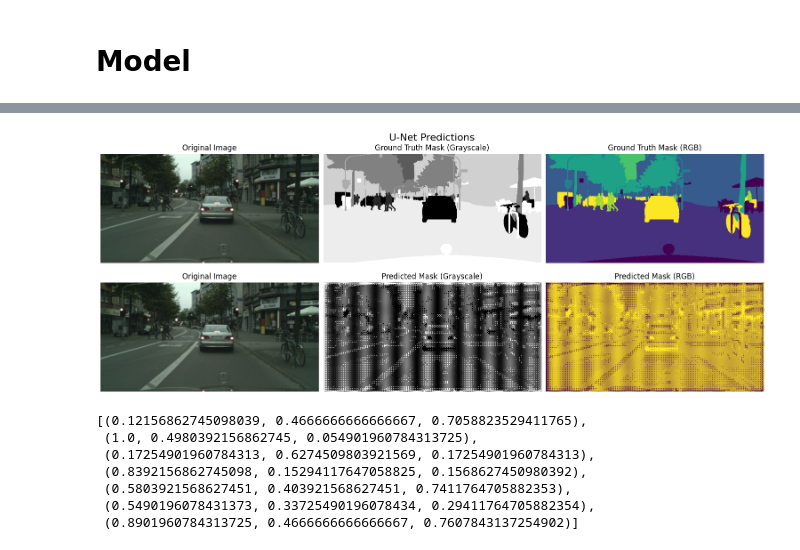
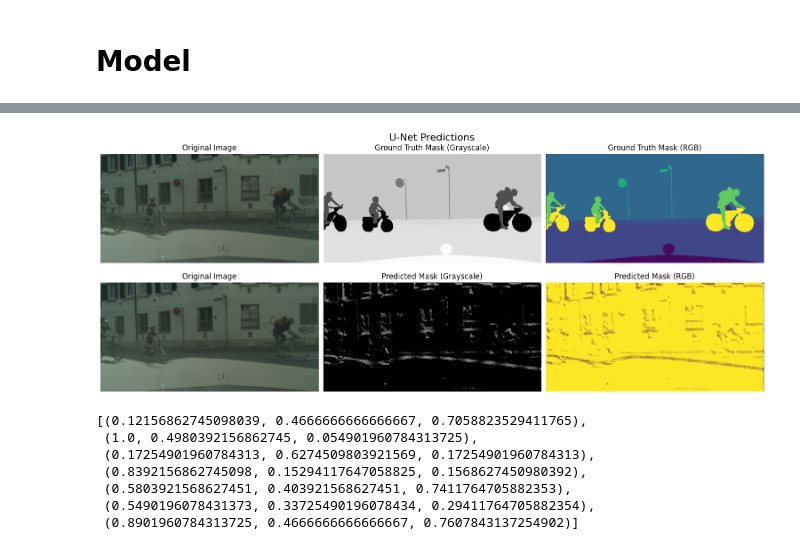
Before and after one commit to Hedredo/oc_p8, a Jupyter notebook: notebooks/modelisation.ipynb, the cells around one changed output, grey strips where cells are left out. Cells and saved outputs as stored; diff of their text form; code cells hidden in the pictures.

```diff
--- a/notebooks/modelisation.ipynb
+++ b/notebooks/modelisation.ipynb
@@ -804,7 +1119,9 @@ train_datagen = Dataloaderv8(
 # %%
 model = unet_model(input_shape=(256, 512, 3), num_classes=train_datagen.num_classes)
 loss_fn = tf.keras.losses.SparseCategoricalCrossentropy(from_logits=False)
-model.compile(optimizer="adam", loss=loss_fn, metrics=["accuracy"])
+model.compile(
+    optimizer="adam", loss=loss_fn, metrics=["accuracy", IoU_metric, IoU_mean_metric]
+)
 # %%
-history = model.fit(train_datagen, epochs=1)
+history = model.fit(train_datagen, validation_data=val_datagen, epochs=1)
 # %% [output]
@@ -850,0 +1166,3 @@ assert transformed["image"].shape == test_image_array.shape
+# %%
+img, mask, img_path, mask_path = val_datagen.get_image_mask_and_paths(2)
+preds = model.predict(tf.expand_dims(img, axis=0))
@@ -851,9 +1221,13 @@ assert transformed["image"].shape == test_image_array.shape
 # %%
 # Display the original and transformed images
-fig, ax = plt.subplots(1, 2, figsize=(10, 5))
-ax[0].imshow(test_image)
-ax[0].set_title("Original Image")
-ax[1].imshow(transformed["image"])
-ax[1].set_title("Transformed Image")
+fig, ax = plt.subplots(2, 2, figsize=(10, 6))
+ax[0, 0].imshow(plt.imread(img_path))
+ax[0, 0].set_title("Original Image")
+ax[0, 1].imshow(img)
+ax[0, 1].set_title("Transformed Image")
+ax[1, 0].imshow(plt.imread(mask_path))
+ax[1, 0].set_title("Original Mask")
+ax[1, 1].imshow(mask)
+ax[1, 1].set_title("Transformed Mask")
 plt.show()
 # %% [output]
@@ -861,33 +1235,36 @@ plt.show()
 # %%
+# Create preds_mask
+preds_mask = np.argmax(preds.squeeze(), axis=-1)
+
 # Figure initialization
 fig = plt.figure(layout="constrained", figsize=(15, 6))
 fig.suptitle("U-Net Predictions", fontsize=16)
 # Subfigures initialization
 subfigs = fig.subfigures(2, 1, wspace=0.07)
 axsTop = subfigs[0].subplots(1, 3, sharey=True, sharex=True)
 axsBottom = subfigs[1].subplots(1, 3, sharey=True, sharex=True)
 for i, ax in enumerate(axsTop):
     if i == 0:
-        ax.imshow(test_image)
+        ax.imshow(plt.imread(img_path))
         ax.set_title("Original Image")
     elif i == 1:
-        ax.imshow(test_mask, cmap="Greys")
+        ax.imshow(plt.imread(mask_path), cmap="Greys")
         ax.set_title("Ground Truth Mask (Grayscale)")
     else:
-        ax.imshow(test_mask)
+        ax.imshow(plt.imread(mask_path))
         ax.set_title("Ground Truth Mask (RGB)")
     ax.axis("off")
 for i, ax in enumerate(axsBottom):
     if i == 0:
-        ax.imshow(test_image)
+        ax.imshow(img)
         ax.set_title("Original Image")
     elif i == 1:
         ax.imshow(preds_mask, cmap="Greys")
         ax.set_title("Predicted Mask (Grayscale)")
     else:
         ax.imshow(preds_mask)
         ax.set_title("Predicted Mask (RGB)")
     ax.axis("off")
 plt.show()
 # %% [output]
-[figure, old version]
+[figure, new version]
```
Also changed, not shown: parts of 31 cells of this notebook, 4 other files.
